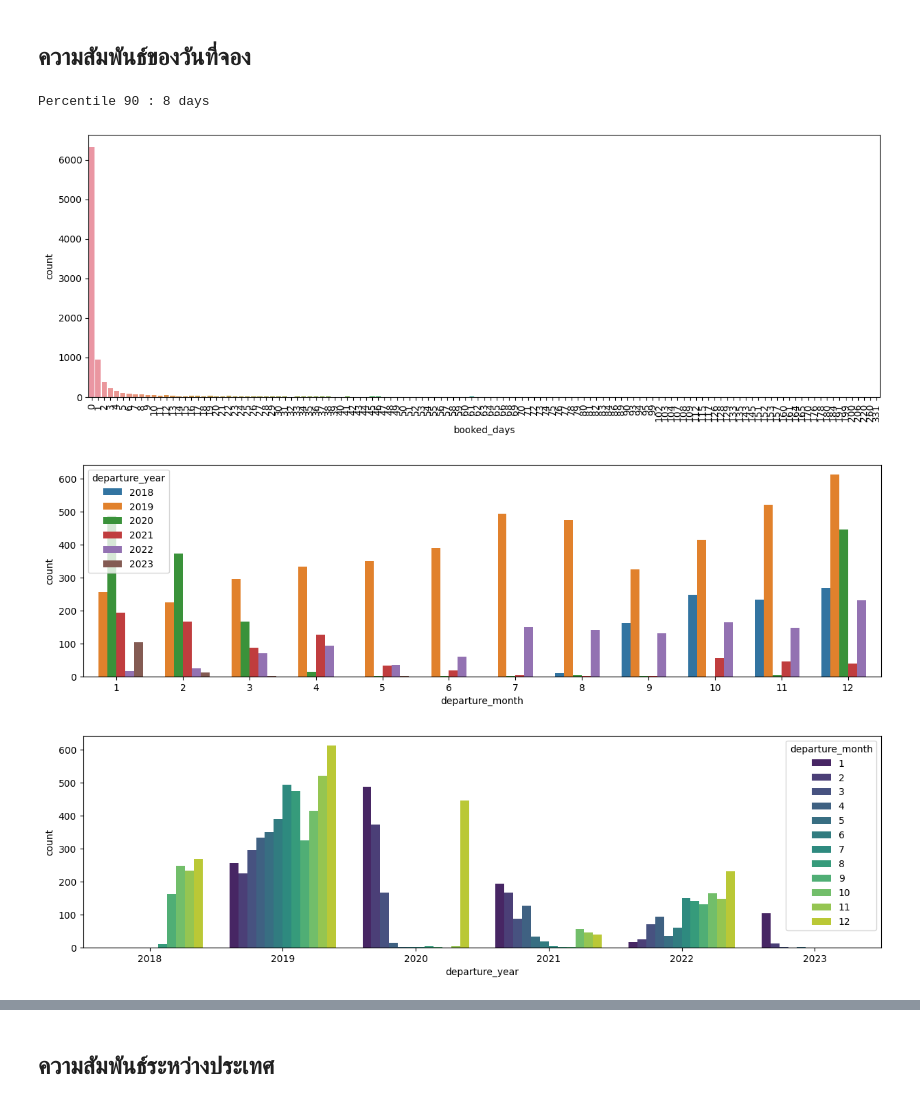
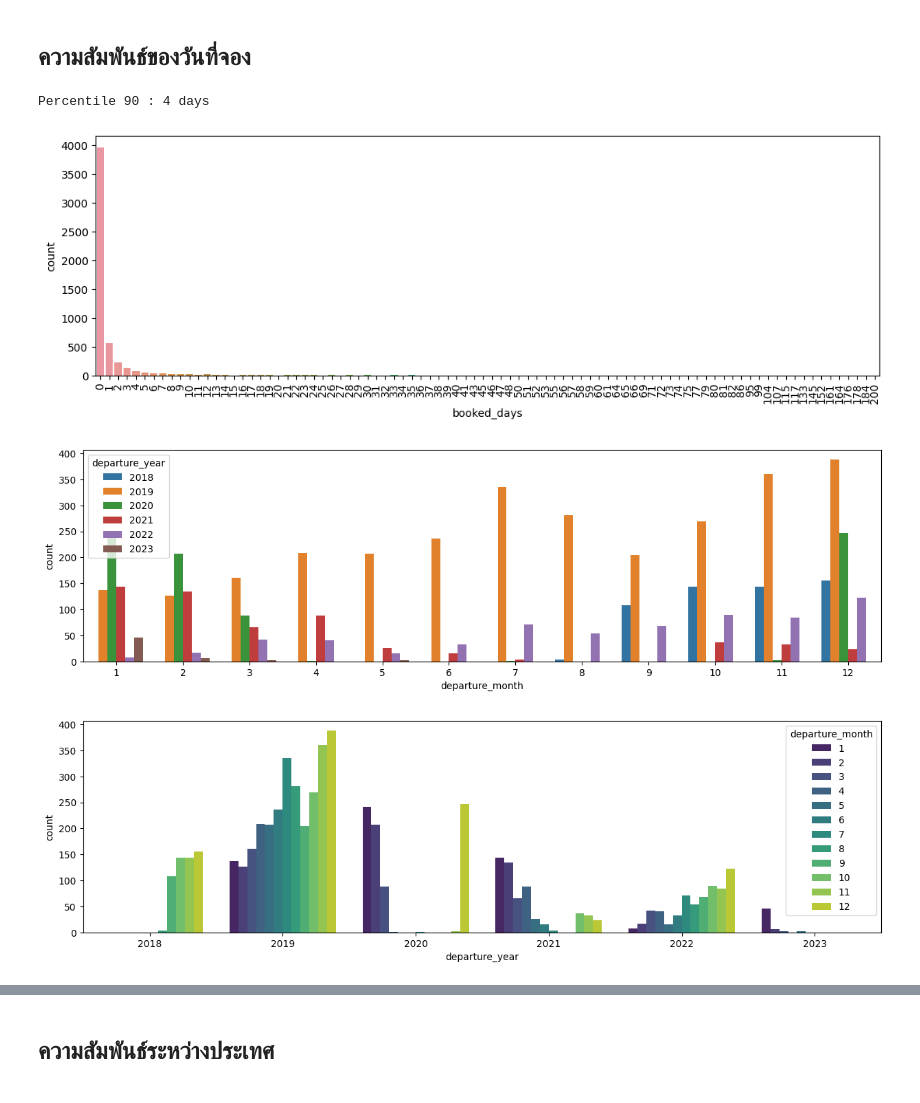
Before and after one commit to RooTBeaM/recommandation_system, a Jupyter notebook: fill_users.ipynb, the cells around one changed output, grey strips where cells are left out. Cells and saved outputs as stored; diff of their text form; code cells hidden in the pictures.

```diff
--- a/fill_users.ipynb
+++ b/fill_users.ipynb
@@ -183,13 +183,13 @@ clean_cols = [
     'customer_firstname', 'customer_lastname', 'customer_email', # object
     'customer_gender', 'Majority_code',  # int category
     'order_price_paid', # int value
-    'order_state', 'order_payment_by', # int category
+    'order_payment_by', # int category
     'booked_days', 'departure_year', 'departure_month', 'departure_day','departure_DayofYear', 'departure_DayofWeek', # int category
     'sum_kids', 'sum_adults', # int value
     'private', 'group', 'family' # int category
     ]
 
-df_clean = df_order_v1[clean_cols]
+df_clean = df_order_v1[df_order_v1['order_state']==2][clean_cols]
 # %%
 df_clean
 # %% [output]
@@ -209,15 +254,15 @@ df_clean
 # %% [markdown]
 ## ความสัมพันธ์ของวันที่จอง
 # %%
-# 80% booking before a day and 90% booking before 8 days
+# 80% booking before a day and 90% booking before 4 days
 print('Percentile 90 :',int(df_clean['booked_days'].quantile(.9)), 'days')
-plt.figure(figsize=(15, 5))
+plt.figure(figsize=(13, 4))
 sns.countplot(data=df_clean, x = 'booked_days')
 plt.xticks(rotation=90)
 plt.show()
 # %% [output]
-Percentile 90 : 8 days
+Percentile 90 : 4 days
-[figure, old version]
+[figure, new version]
 # %%
 # high season start on September
 plt.figure(figsize=(15, 4))
@@ -227,8 +272,8 @@ plt.figure(figsize=(15, 4))
 sns.countplot(data=df_clean, x = 'departure_year', hue='departure_month', palette="viridis")
 plt.show()
 # %% [output]
-[figure, old version]
+[figure, new version]
-[figure, old version]
+[figure, new version]
 # %%
 plt.figure(figsize=(15, 4))
 sns.countplot(data=df_clean, x = 'departure_DayofYear')
```
Also changed, not shown: parts of 15 cells of this notebook, 7 other files.
